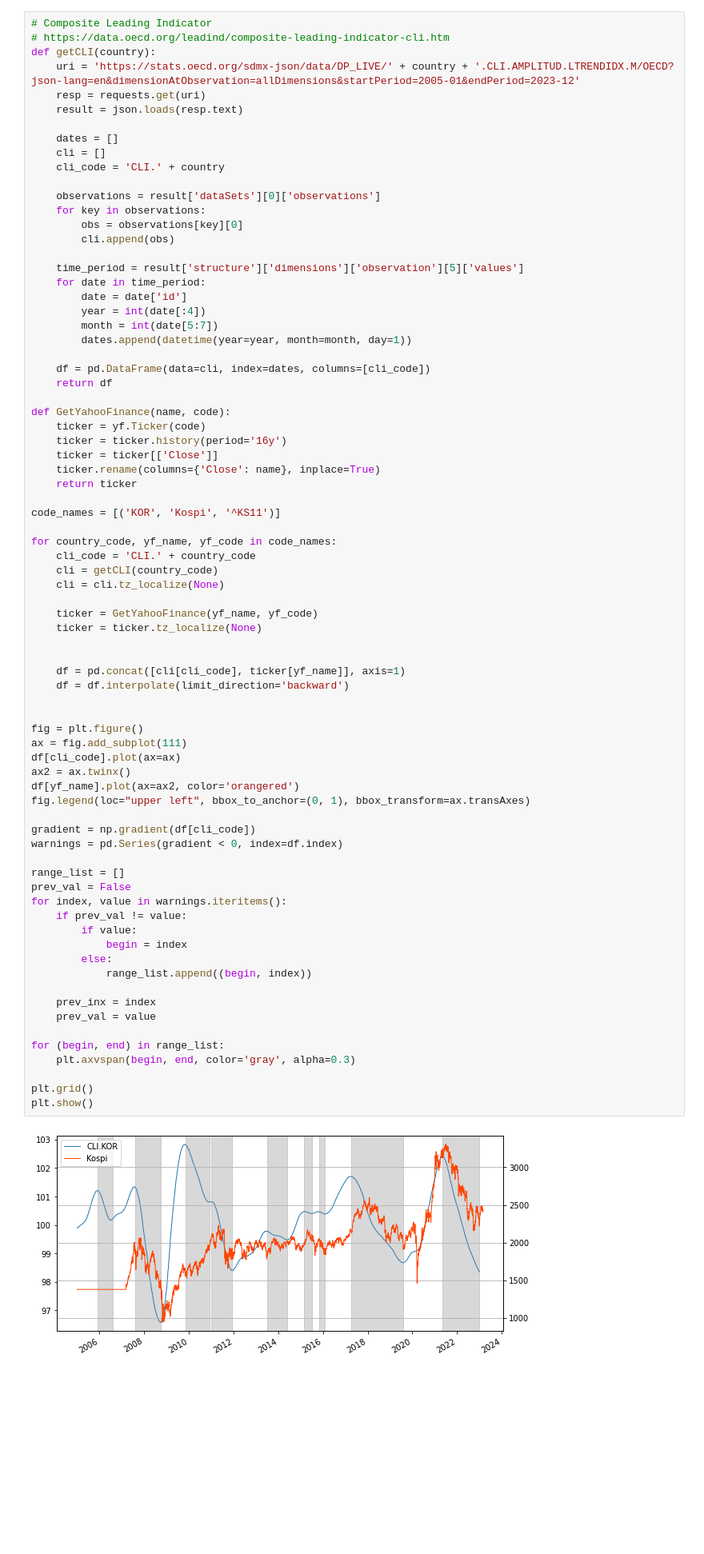
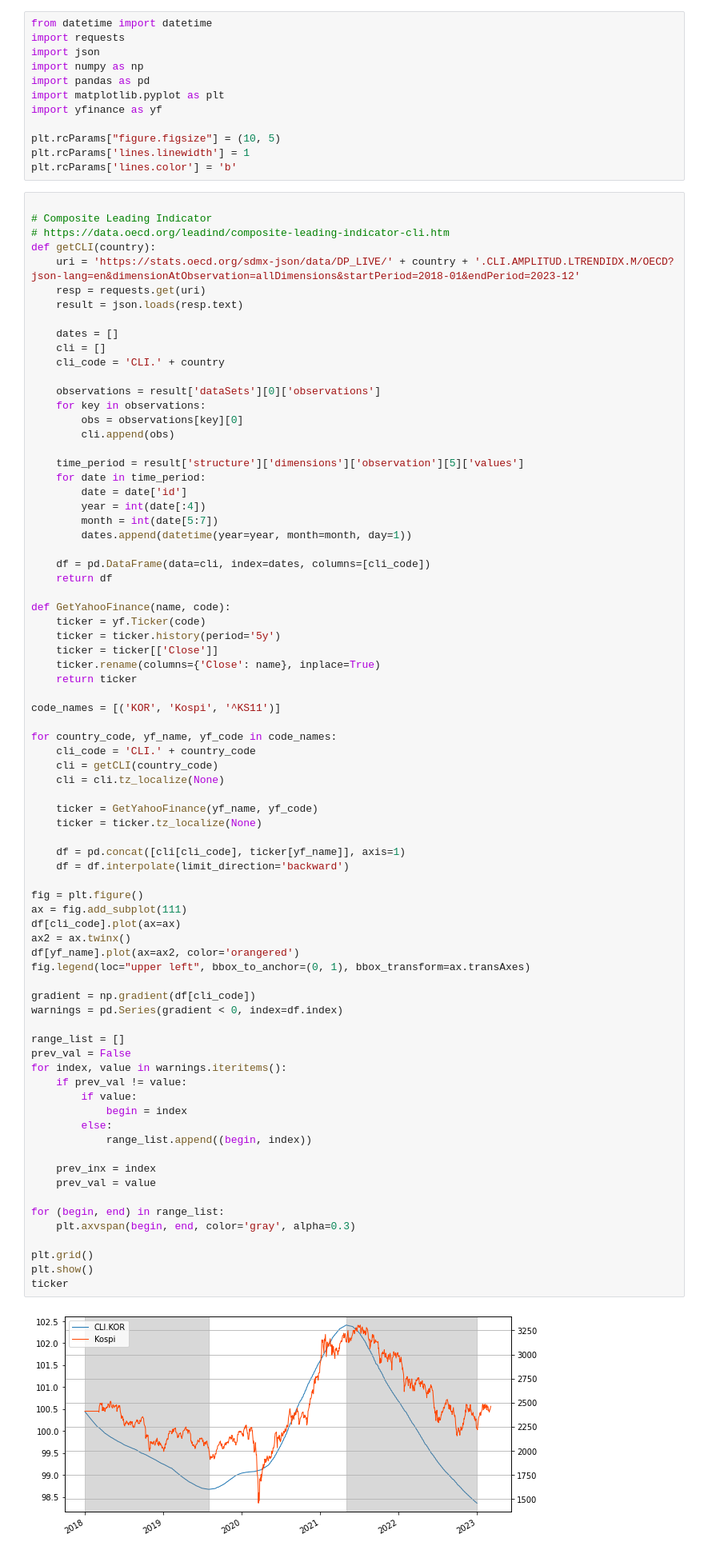
Before and after one commit to namyikim/Economic_Indicator, a Jupyter notebook: 선행지수_순환변동치.ipynb, the cells around one changed output. Shown at 80% size. Saved outputs shown, nothing was run; the diff lists cells and outputs as text; blank space fills up the shorter version.

```diff
--- a/선행지수_순환변동치.ipynb
+++ b/선행지수_순환변동치.ipynb
@@ -21,8 +21,21 @@ Requirement already satisfied: pycparser in /usr/local/lib/python3.8/dist-packag
+# %%
+from datetime import datetime
+import requests
+import json
+import numpy as np
+import pandas as pd
+import matplotlib.pyplot as plt
+import yfinance as yf
+
+plt.rcParams["figure.figsize"] = (10, 5)
+plt.rcParams['lines.linewidth'] = 1
+plt.rcParams['lines.color'] = 'b'
 # %%
+
 # Composite Leading Indicator
 # https://data.oecd.org/leadind/composite-leading-indicator-cli.htm
 def getCLI(country):
-    uri = 'https://stats.oecd.org/sdmx-json/data/DP_LIVE/' + country + '.CLI.AMPLITUD.LTRENDIDX.M/OECD?json-lang=en&dimensionAtObservation=allDimensions&startPeriod=2005-01&endPeriod=2023-12'
+    uri = 'https://stats.oecd.org/sdmx-json/data/DP_LIVE/' + country + '.CLI.AMPLITUD.LTRENDIDX.M/OECD?json-lang=en&dimensionAtObservation=allDimensions&startPeriod=2018-01&endPeriod=2023-12'
     resp = requests.get(uri)
     result = json.loads(resp.text)
 
@@ -47,7 +60,7 @@ def getCLI(country):
 
 def GetYahooFinance(name, code):
     ticker = yf.Ticker(code)
-    ticker = ticker.history(period='16y')
+    ticker = ticker.history(period='5y')
     ticker = ticker[['Close']]
     ticker.rename(columns={'Close': name}, inplace=True)
     return ticker
@@ -62,37 +75,36 @@ for country_code, yf_name, yf_code in code_names:
     ticker = GetYahooFinance(yf_name, yf_code)
     ticker = ticker.tz_localize(None)
 
-
     df = pd.concat([cli[cli_code], ticker[yf_name]], axis=1)
     df = df.interpolate(limit_direction='backward')
-
 
 fig = plt.figure()
 ax = fig.add_subplot(111)
 df[cli_code].plot(ax=ax)
 ax2 = ax.twinx()
 df[yf_name].plot(ax=ax2, color='orangered')
 fig.legend(loc="upper left", bbox_to_anchor=(0, 1), bbox_transform=ax.transAxes)
 
 gradient = np.gradient(df[cli_code])
 warnings = pd.Series(gradient < 0, index=df.index)
 
 range_list = []
 prev_val = False
 for index, value in warnings.iteritems():
     if prev_val != value:
         if value:
             begin = index
         else:
             range_list.append((begin, index))
 
     prev_inx = index
     prev_val = value
 
 for (begin, end) in range_list:
     plt.axvspan(begin, end, color='gray', alpha=0.3)
 
 plt.grid()
 plt.show()
+ticker
 # %% [output]
-[figure, old version]
+[figure, new version]
```
Also changed, not shown: parts of 2 cells of this notebook.
